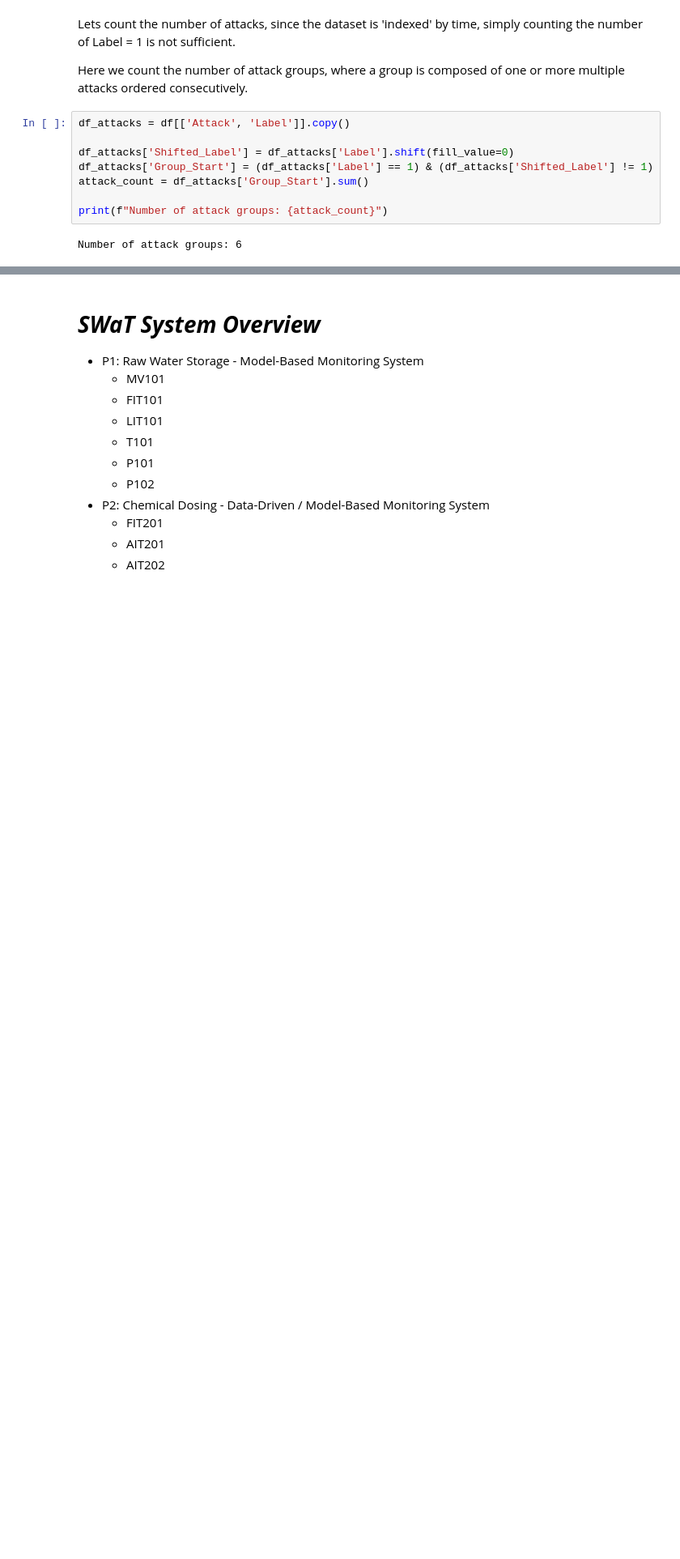
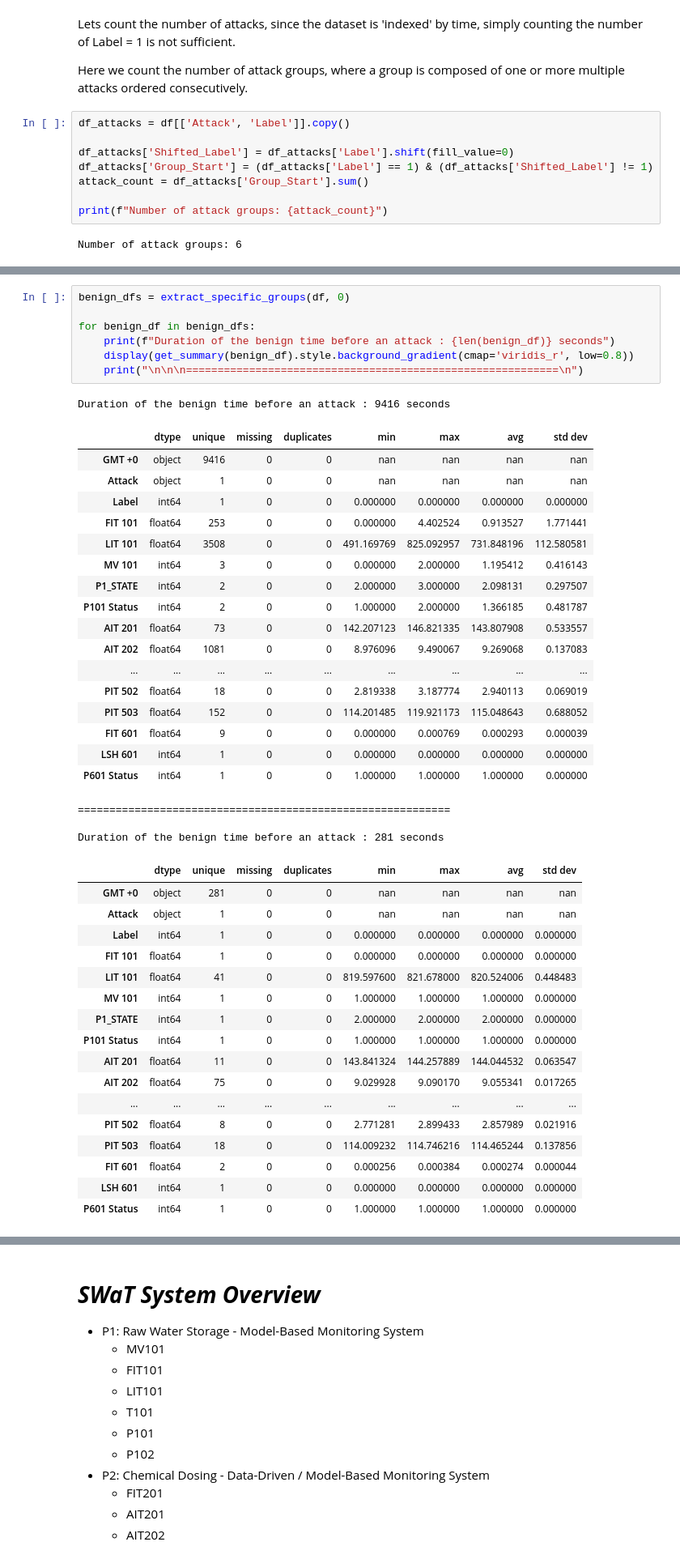
Before and after one commit to ClovisDyArx/cyberml_projet, a Jupyter notebook: dataset2_subject1_new_dataset.ipynb, the cells around one changed output, grey strips where cells are left out. Shown at 81% size. Cells and saved outputs as stored; diff of their text form; blank space fills up the shorter version.

```diff
--- a/dataset2_subject1_new_dataset.ipynb
+++ b/dataset2_subject1_new_dataset.ipynb
@@ -414,0 +422,46 @@ Attack type : Switch_off
+# %%
+benign_dfs = extract_specific_groups(df, 0)
+
+for benign_df in benign_dfs:
+    print(f"Duration of the benign time before an attack : {len(benign_df)} seconds")
+    display(get_summary(benign_df).style.background_gradient(cmap='viridis_r', low=0.8))
+    print("\n\n\n===========================================================\n")
+# %% [output]
+Duration of the benign time before an attack : 9416 seconds
+|  | dtype | unique | missing | duplicates | min | max | avg | std dev |
+| GMT +0 | object | 9416 | 0 | 0 | nan | nan | nan | nan |
+| Attack | object | 1 | 0 | 0 | nan | nan | nan | nan |
+| Label | int64 | 1 | 0 | 0 | 0.000000 | 0.000000 | 0.000000 | 0.000000 |
+| FIT 101 | float64 | 253 | 0 | 0 | 0.000000 | 4.402524 | 0.913527 | 1.771441 |
+| LIT 101 | float64 | 3508 | 0 | 0 | 491.169769 | 825.092957 | 731.848196 | 112.580581 |
+| MV 101 | int64 | 3 | 0 | 0 | 0.000000 | 2.000000 | 1.195412 | 0.416143 |
+| P1_STATE | int64 | 2 | 0 | 0 | 2.000000 | 3.000000 | 2.098131 | 0.297507 |
+| P101 Status | int64 | 2 | 0 | 0 | 1.000000 | 2.000000 | 1.366185 | 0.481787 |
+| AIT 201 | float64 | 73 | 0 | 0 | 142.207123 | 146.821335 | 143.807908 | 0.533557 |
+| AIT 202 | float64 | 1081 | 0 | 0 | 8.976096 | 9.490067 | 9.269068 | 0.137083 |
+| ... | ... | ... | ... | ... | ... | ... | ... | ... |
+| PIT 502 | float64 | 18 | 0 | 0 | 2.819338 | 3.187774 | 2.940113 | 0.069019 |
+| PIT 503 | float64 | 152 | 0 | 0 | 114.201485 | 119.921173 | 115.048643 | 0.688052 |
+| FIT 601 | float64 | 9 | 0 | 0 | 0.000000 | 0.000769 | 0.000293 | 0.000039 |
+| LSH 601 | int64 | 1 | 0 | 0 | 0.000000 | 0.000000 | 0.000000 | 0.000000 |
+| P601 Status | int64 | 1 | 0 | 0 | 1.000000 | 1.000000 | 1.000000 | 0.000000 |
+===========================================================
+
+Duration of the benign time before an attack : 281 seconds
+|  | dtype | unique | missing | duplicates | min | max | avg | std dev |
+| GMT +0 | object | 281 | 0 | 0 | nan | nan | nan | nan |
+| Attack | object | 1 | 0 | 0 | nan | nan | nan | nan |
+| Label | int64 | 1 | 0 | 0 | 0.000000 | 0.000000 | 0.000000 | 0.000000 |
+| FIT 101 | float64 | 1 | 0 | 0 | 0.000000 | 0.000000 | 0.000000 | 0.000000 |
+| LIT 101 | float64 | 41 | 0 | 0 | 819.597600 | 821.678000 | 820.524006 | 0.448483 |
+| MV 101 | int64 | 1 | 0 | 0 | 1.000000 | 1.000000 | 1.000000 | 0.000000 |
+| P1_STATE | int64 | 1 | 0 | 0 | 2.000000 | 2.000000 | 2.000000 | 0.000000 |
+| P101 Status | int64 | 1 | 0 | 0 | 1.000000 | 1.000000 | 1.000000 | 0.000000 |
+| AIT 201 | float64 | 11 | 0 | 0 | 143.841324 | 144.257889 | 144.044532 | 0.063547 |
+| AIT 202 | float64 | 75 | 0 | 0 | 9.029928 | 9.090170 | 9.055341 | 0.017265 |
+| ... | ... | ... | ... | ... | ... | ... | ... | ... |
+| PIT 502 | float64 | 8 | 0 | 0 | 2.771281 | 2.899433 | 2.857989 | 0.021916 |
+| PIT 503 | float64 | 18 | 0 | 0 | 114.009232 | 114.746216 | 114.465244 | 0.137856 |
+| FIT 601 | float64 | 2 | 0 | 0 | 0.000256 | 0.000384 | 0.000274 | 0.000044 |
+| LSH 601 | int64 | 1 | 0 | 0 | 0.000000 | 0.000000 | 0.000000 | 0.000000 |
+| P601 Status | int64 | 1 | 0 | 0 | 1.000000 | 1.000000 | 1.000000 | 0.000000 |
```
Also changed, not shown: parts of 24 cells of this notebook.
